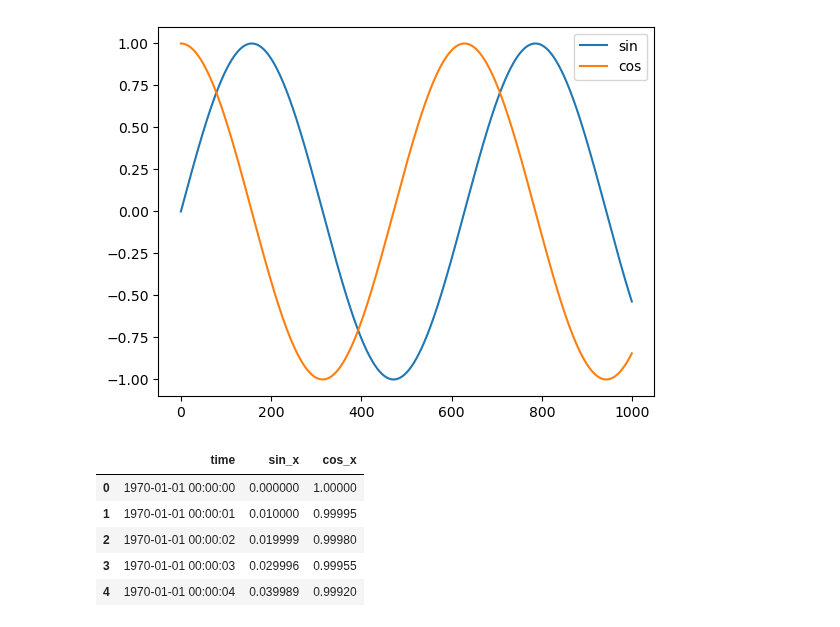
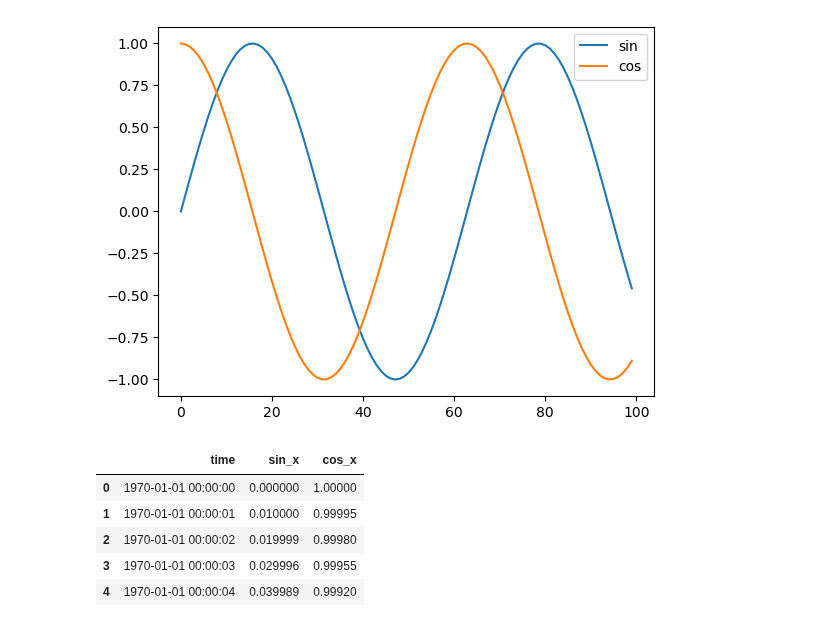
Before and after one commit to edge-ml/Dataset-store, a Jupyter notebook: test.ipynb, the cells around one changed output. Drawn from its saved outputs; the diff is of its cells as text; code cells hidden in the pictures.

```diff
--- a/test.ipynb
+++ b/test.ipynb
@@ -10,21 +10,21 @@ from math import sin, cos
 # %%
 # Generate dataframe to test with
 
 time = []
 sin_x = []
 cos_x = []
 
-for i in range(0,1000):
+for i in range(0,100):
     time.append(i)
-    sin_x.append(sin(i / 100))
-    cos_x.append(cos(i / 100))
+    sin_x.append(sin(i /10))
+    cos_x.append(cos(i /10))
 
 
 plt.plot(time, sin_x, label="sin")
 plt.plot(time, cos_x, label="cos")
 plt.legend()
 plt.show()
 # %% [output]
-[figure, old version]
+[figure, new version]
 # %%
 # Convert data to dataframe
```
Also changed, not shown: parts of 2 cells of this notebook, 5 other files.
